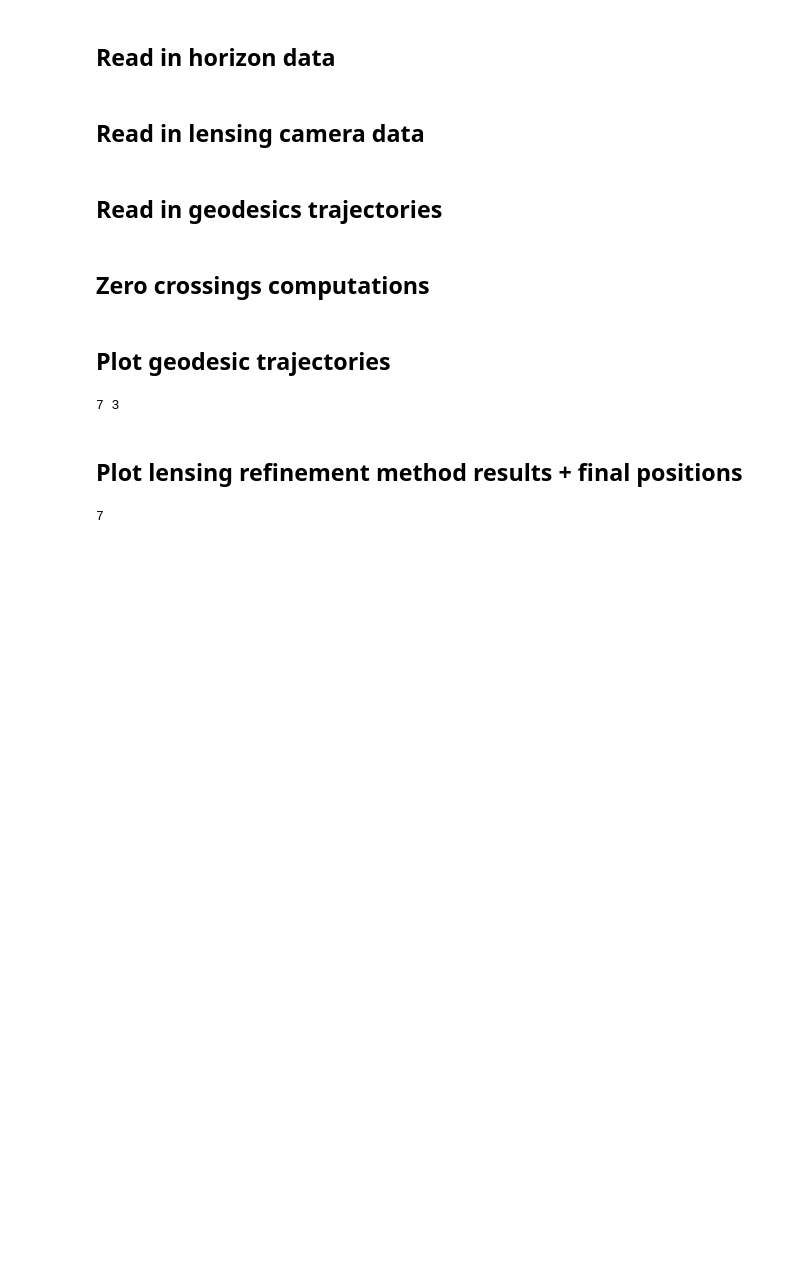
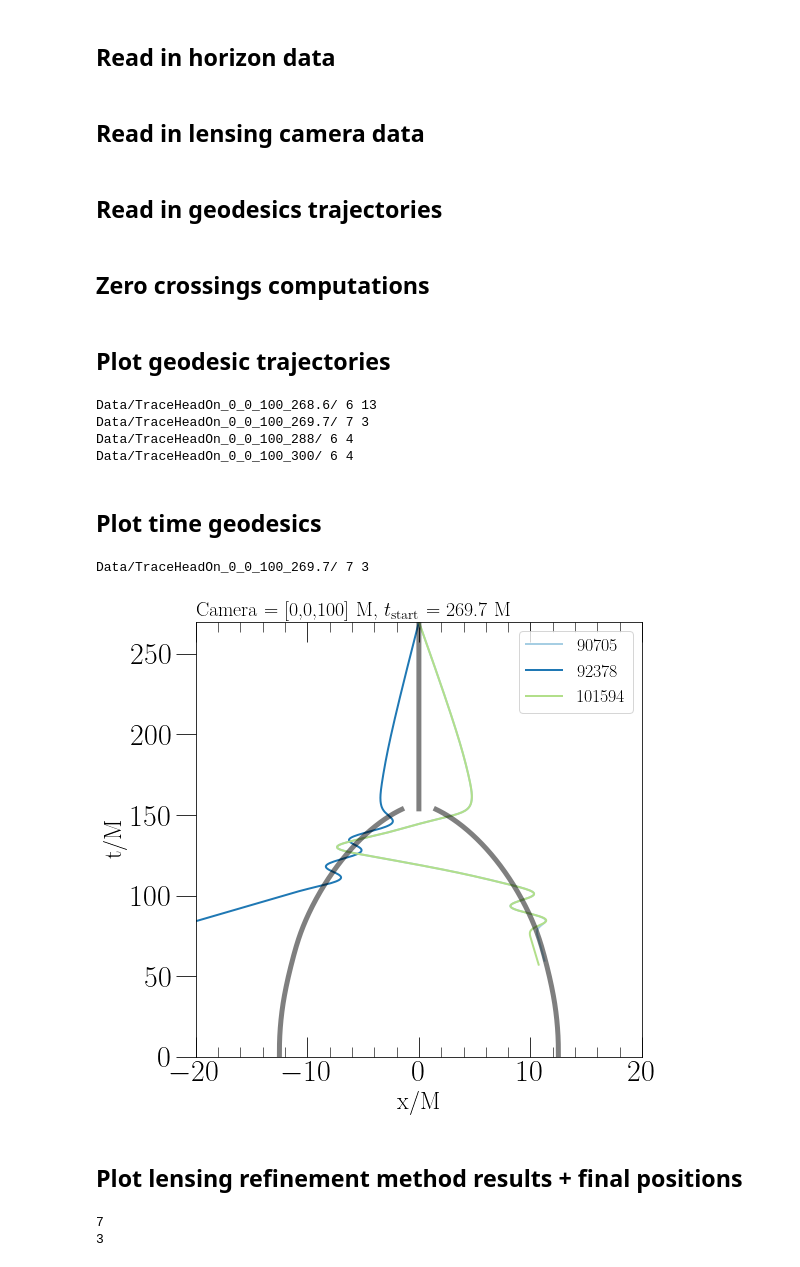
Before and after one commit to mariaokounkova/TracingMerger, a Jupyter notebook: InterestingLoops.ipynb, the cells around one changed output. Drawn from its saved outputs; the diff is of its cells as text; code cells hidden in the pictures; blank space fills up the shorter version.

Commit message:
InterestingLoops: Add t-x plot for horizons

```diff
--- a/InterestingLoops.ipynb
+++ b/InterestingLoops.ipynb
@@ -443,10 +429,62 @@ def PlotGetTrajectoriesFromH5(p):
     plt.legend()
     #plt.tight_layout()
     plt.show()
-# %%
-PlotGetTrajectoriesFromH5('Data/TraceHeadOn_0_0_100_269.7/')
-# %% [output]
-7 3
+# %%
+for t_start in [268.6, 269.7, 288, 300]:
+#for dir in fnmatch.filter(os.listdir('Data'), 'Trace*'):
+    #p = 'Data/' + dir + '/'
+    p = 'Data/TraceHeadOn_0_0_100_' + str(t_start) + '/'
+    #max_N, Indices = GetGeodesicsMaxZeroCrossings(p)
+    #print(p, max_N, len(Indices))
+    PlotGetTrajectoriesFromH5(p)
+# %% [output]
+Data/TraceHeadOn_0_0_100_268.6/ 6 13
+Data/TraceHeadOn_0_0_100_269.7/ 7 3
+Data/TraceHeadOn_0_0_100_288/ 6 4
+Data/TraceHeadOn_0_0_100_300/ 6 4
+# %% [markdown]
+## Plot time geodesics
+# %%
+## Plot geodesic trajectories in a time - x coordinate plot
+def PlotTimeTrajectories(p):
+
+    max_N, Indices = GetGeodesicsMaxZeroCrossings(p)
+    print(p, max_N, len(Indices))
+    #Indices = Indices[0:3]
+    #Indices = [75256]
+
+    cs = sns.color_palette('Paired', n_colors=len(Indices))
+
+    fig, ax = plt.subplots(figsize=(8,8))
+
+    for n, color in zip(Indices, cs):
+        t, x, y, z, lapse = GetGeodesicTrajectory(p, n)
+        plt.plot(x, t, lw = 2.0, label = n, color = color)
+
+
+    #Add in the horizons
+    for horizon, color in zip(["A", "B", "C"], ["blue", "lightblue", "yellow"]):
+        t_h, x_h, y_h, z_h = read_horizon_trajectories(horizon)
+        plt.plot(x_h, t_h, color='black', lw = 5.0, ls='-', alpha=0.5)
+
+    plt.ylabel('t/M')
+    plt.xlabel('x/M')
+    plt.xlim(-20, 20)
+    plt.ylim(0, t[-1])
+
+    ax.set_title('Camera = ' + GetCameraPosition(p) + ' M' + ', $t_\mathrm{start}$ = ' + \
+                 GetTime(p) + ' M', fontsize=20, loc='left')
+
+    plt.legend()
+    #plt.tight_layout()
+    plt.show()
+# %%
+for t_start in [269.7]:
+    p = 'Data/TraceHeadOn_0_0_100_' + str(t_start) + '/'
+    PlotTimeTrajectories(p)
+# %% [output]
+Data/TraceHeadOn_0_0_100_269.7/ 7 3
+[figure, added]
 # %% [markdown]
 ## Plot lensing refinement method results + final positions
 # %%
@@ -553,13 +575,14 @@ def PlotRefinementMethodResult(p, shadow=False, zero_crossings=False):
 #         plt.savefig('ZoomCamera_' + GetTime(p) + '.pdf')
     #plt.show()
 # %%
-pp_arr = [269.7]
+pp_arr = [269.7, 272]
 data_locs = ['Data/TraceHeadOn_0_0_100_' + str(pp) + '/' for pp in pp_arr]
 for p in data_locs:
     #PlotRefinementMethodResult(p, shadow=True)
     PlotRefinementMethodResult(p, zero_crossings=True)
 # %% [output]
 7
+3
 # %%
 ## Interpolate a quantity (like the max Frenet-Serret curvature) onto the camera data
 def CameraInterpolation(p):
```
Also changed, not shown: parts of 5 cells of this notebook.
